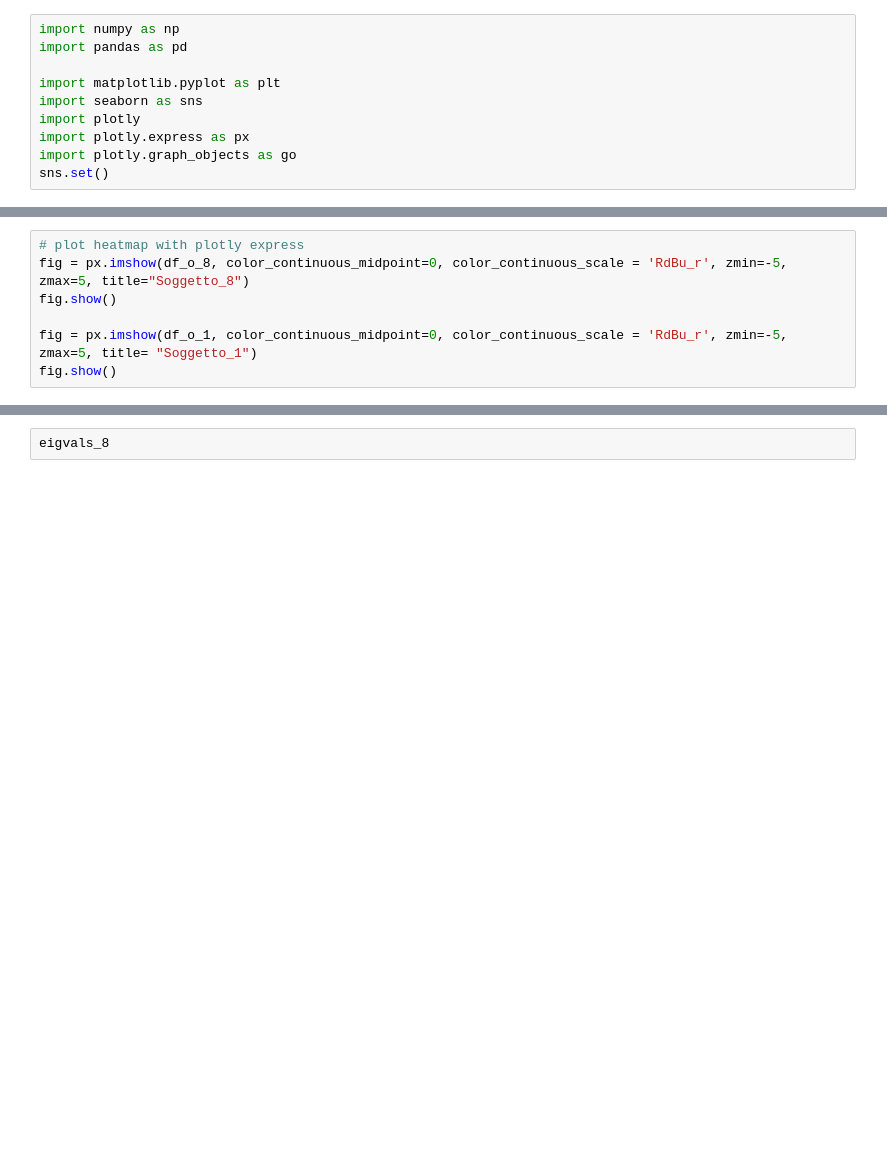
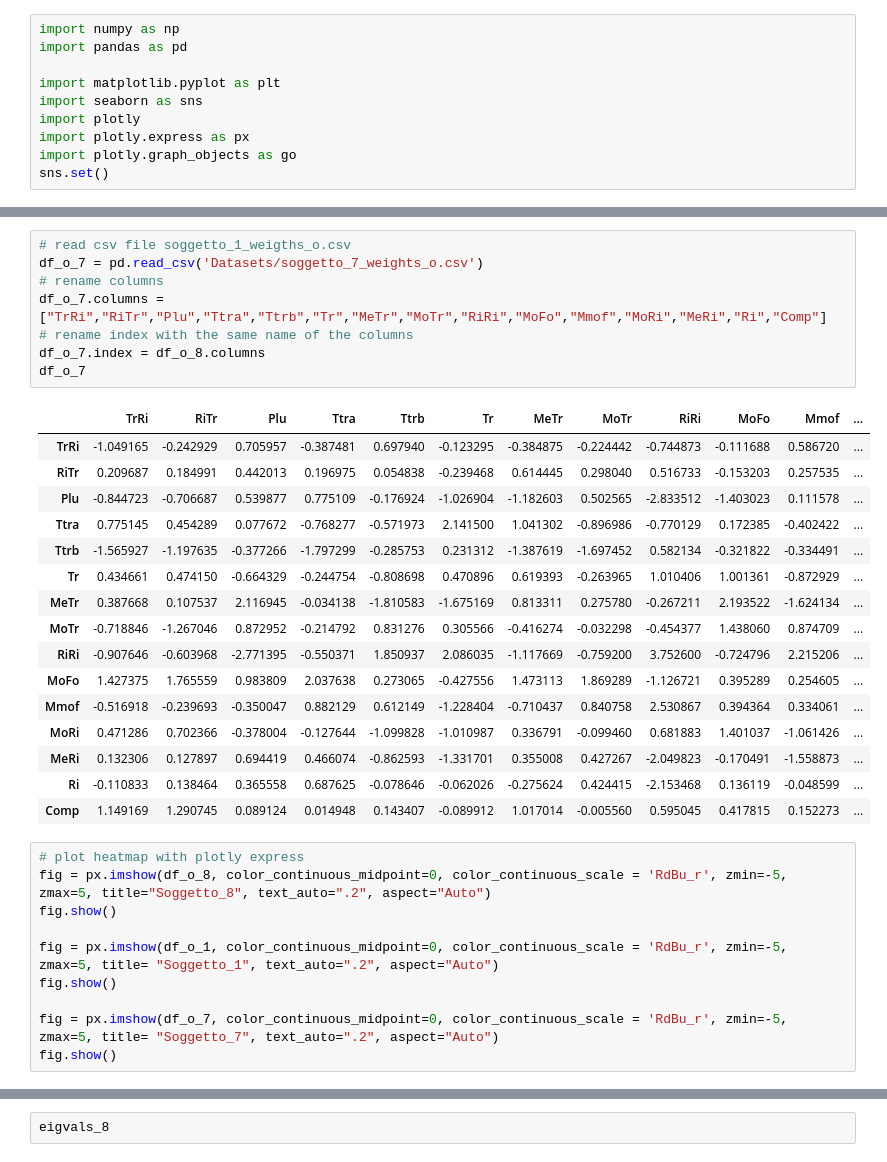
Before and after one commit to Ishikawa7/neural-network-with-fuzzified-inverter, a Jupyter notebook: state_analysis.ipynb, the cells around one changed output, grey strips where cells are left out. Cells and saved outputs as stored; diff of their text form; blank space fills up the shorter version.

```diff
--- a/state_analysis.ipynb
+++ b/state_analysis.ipynb
@@ -53,8 +61,36 @@ df_o_1
+# %%
+# read csv file soggetto_1_weigths_o.csv
+df_o_7 = pd.read_csv('Datasets/soggetto_7_weights_o.csv')
+# rename columns
+df_o_7.columns = ["TrRi","RiTr","Plu","Ttra","Ttrb","Tr","MeTr","MoTr","RiRi","MoFo","Mmof","MoRi","MeRi","Ri","Comp"]
+# rename index with the same name of the columns
+df_o_7.index = df_o_8.columns
+df_o_7
+# %% [output]
+|  | TrRi | RiTr | Plu | Ttra | Ttrb | Tr | MeTr | MoTr | RiRi | MoFo | Mmof | ... |
+| TrRi | -1.049165 | -0.242929 | 0.705957 | -0.387481 | 0.697940 | -0.123295 | -0.384875 | -0.224442 | -0.744873 | -0.111688 | 0.586720 | ... |
+| RiTr | 0.209687 | 0.184991 | 0.442013 | 0.196975 | 0.054838 | -0.239468 | 0.614445 | 0.298040 | 0.516733 | -0.153203 | 0.257535 | ... |
+| Plu | -0.844723 | -0.706687 | 0.539877 | 0.775109 | -0.176924 | -1.026904 | -1.182603 | 0.502565 | -2.833512 | -1.403023 | 0.111578 | ... |
+| Ttra | 0.775145 | 0.454289 | 0.077672 | -0.768277 | -0.571973 | 2.141500 | 1.041302 | -0.896986 | -0.770129 | 0.172385 | -0.402422 | ... |
+| Ttrb | -1.565927 | -1.197635 | -0.377266 | -1.797299 | -0.285753 | 0.231312 | -1.387619 | -1.697452 | 0.582134 | -0.321822 | -0.334491 | ... |
+| Tr | 0.434661 | 0.474150 | -0.664329 | -0.244754 | -0.808698 | 0.470896 | 0.619393 | -0.263965 | 1.010406 | 1.001361 | -0.872929 | ... |
+| MeTr | 0.387668 | 0.107537 | 2.116945 | -0.034138 | -1.810583 | -1.675169 | 0.813311 | 0.275780 | -0.267211 | 2.193522 | -1.624134 | ... |
+| MoTr | -0.718846 | -1.267046 | 0.872952 | -0.214792 | 0.831276 | 0.305566 | -0.416274 | -0.032298 | -0.454377 | 1.438060 | 0.874709 | ... |
+| RiRi | -0.907646 | -0.603968 | -2.771395 | -0.550371 | 1.850937 | 2.086035 | -1.117669 | -0.759200 | 3.752600 | -0.724796 | 2.215206 | ... |
+| MoFo | 1.427375 | 1.765559 | 0.983809 | 2.037638 | 0.273065 | -0.427556 | 1.473113 | 1.869289 | -1.126721 | 0.395289 | 0.254605 | ... |
+| Mmof | -0.516918 | -0.239693 | -0.350047 | 0.882129 | 0.612149 | -1.228404 | -0.710437 | 0.840758 | 2.530867 | 0.394364 | 0.334061 | ... |
+| MoRi | 0.471286 | 0.702366 | -0.378004 | -0.127644 | -1.099828 | -1.010987 | 0.336791 | -0.099460 | 0.681883 | 1.401037 | -1.061426 | ... |
+| MeRi | 0.132306 | 0.127897 | 0.694419 | 0.466074 | -0.862593 | -1.331701 | 0.355008 | 0.427267 | -2.049823 | -0.170491 | -1.558873 | ... |
+| Ri | -0.110833 | 0.138464 | 0.365558 | 0.687625 | -0.078646 | -0.062026 | -0.275624 | 0.424415 | -2.153468 | 0.136119 | -0.048599 | ... |
+| Comp | 1.149169 | 1.290745 | 0.089124 | 0.014948 | 0.143407 | -0.089912 | 1.017014 | -0.005560 | 0.595045 | 0.417815 | 0.152273 | ... |
 # %%
 # plot heatmap with plotly express
-fig = px.imshow(df_o_8, color_continuous_midpoint=0, color_continuous_scale = 'RdBu_r', zmin=-5, zmax=5, title="Soggetto_8")
+fig = px.imshow(df_o_8, color_continuous_midpoint=0, color_continuous_scale = 'RdBu_r', zmin=-5, zmax=5, title="Soggetto_8", text_auto=".2", aspect="Auto")
 fig.show()
 
-fig = px.imshow(df_o_1, color_continuous_midpoint=0, color_continuous_scale = 'RdBu_r', zmin=-5, zmax=5, title= "Soggetto_1")
+fig = px.imshow(df_o_1, color_continuous_midpoint=0, color_continuous_scale = 'RdBu_r', zmin=-5, zmax=5, title= "Soggetto_1", text_auto=".2", aspect="Auto")
 fig.show()
+
+fig = px.imshow(df_o_7, color_continuous_midpoint=0, color_continuous_scale = 'RdBu_r', zmin=-5, zmax=5, title= "Soggetto_7", text_auto=".2", aspect="Auto")
+fig.show()
 # %%
```
Also changed, not shown: parts of 15 cells of this notebook.
